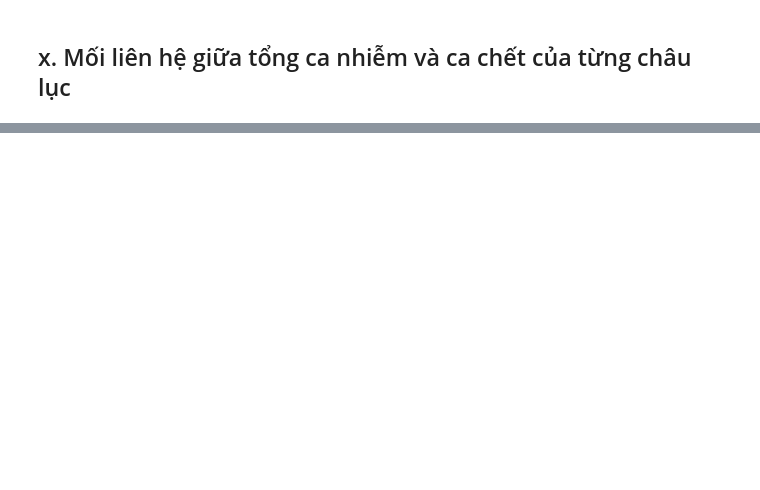
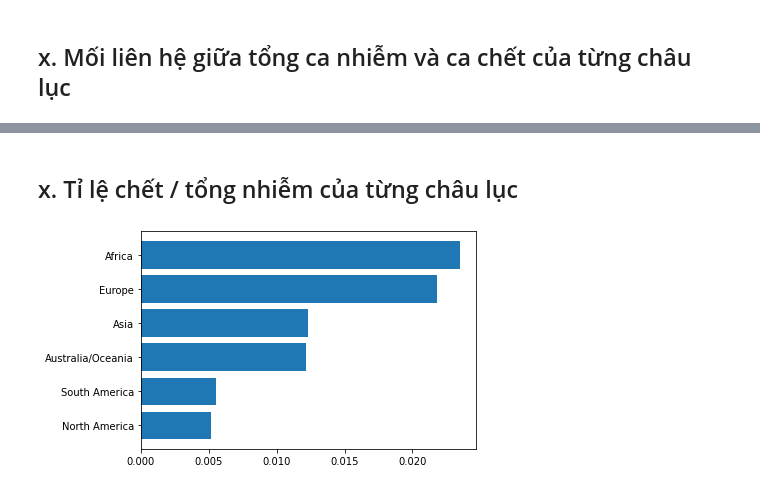
Before and after one commit to vt-khang/Lab01_DataRelationship, a Jupyter notebook: Visualization_Khai.ipynb, the cells around one changed output, grey strips where cells are left out. Saved outputs shown, nothing was run; the diff lists cells and outputs as text; code cells hidden in the pictures; blank space fills up the shorter version.

```diff
--- a/Visualization_Khai.ipynb
+++ b/Visualization_Khai.ipynb
@@ -139,0 +177,16 @@ plt.show()
+# %% [markdown]
+## x. Tỉ lệ chết / tổng nhiễm của từng châu lục
+# %%
+# chuẩn bị dữ liệu
+TotalDeaths_div_TotalCases_Continent = df[["Continent", "TotalCases", "TotalDeaths"]]
+TotalDeaths_div_TotalCases_Continent = df.groupby(["Continent"]).sum()
+TotalDeaths_div_TotalCases_Continent = TotalDeaths_div_TotalCases_Continent.reset_index()
+TotalDeaths_div_TotalCases_Continent["TotalDeaths/TotalCases"] = df["TotalDeaths"]/df["TotalCases"]
+TotalDeaths_div_TotalCases_Continent = TotalDeaths_div_TotalCases_Continent.sort_values(by="TotalDeaths/TotalCases")
+
+# vẽ biểu đồ
+#fig = plt.figure(figsize =(15,35))
+plt.barh(TotalDeaths_div_TotalCases_Continent["Continent"], width= TotalDeaths_div_TotalCases_Continent["TotalDeaths/TotalCases"])
+plt.show()
+# %% [output]
+[figure, added]
```
Also changed, not shown: parts of 4 cells of this notebook.
